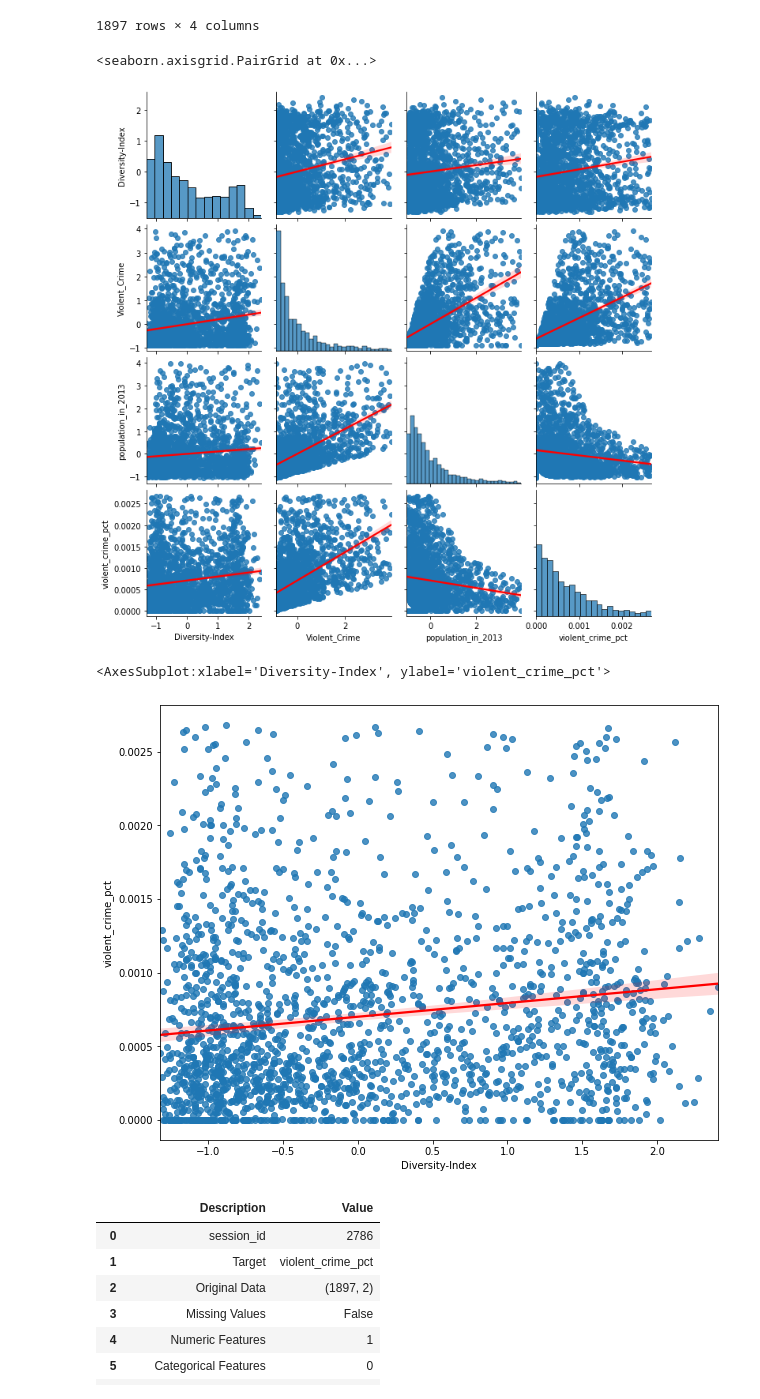
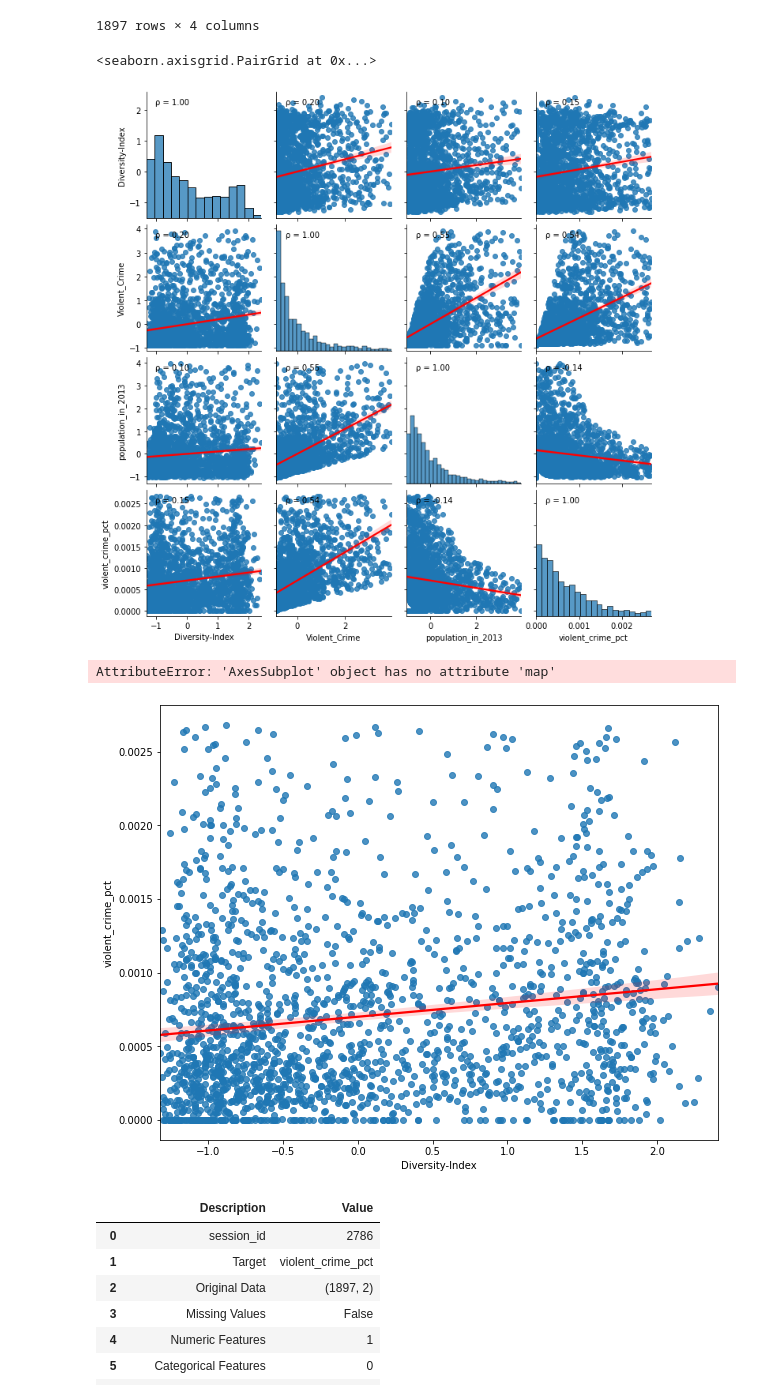
Before and after one commit to Shane-McCallum/Diversity-and-Violence--Is-there-a-connection-, a Jupyter notebook: Notebooks/EDA.ipynb, the cells around one changed output. Drawn from its saved outputs; the diff is of its cells as text; code cells hidden in the pictures.

```diff
--- a/Notebooks/EDA.ipynb
+++ b/Notebooks/EDA.ipynb
@@ -21,6 +21,16 @@ from us_state_abbrev import us_state_abbrev, abbrev_us_state
 %matplotlib inline
 # %%
 datap = Path('../Data')  # set the data path
+
+
+from scipy.stats import pearsonr
+
+def corrfunc(x, y, ax=None, **kws):
+    """Plot the correlation coefficient in the top left hand corner of a plot."""
+    r, _ = pearsonr(x, y)
+    ax = ax or plt.gca()
+    # ax.annotate(f'ρ = {r:1.2f}', xy=(.65, .08), xycoords=ax.transAxes)  # bottom right
+    ax.annotate(f'ρ = {r:1.2f}', xy=(.08, .9), xycoords=ax.transAxes)  # upper left
 # %% [output]
 INFO: Pandarallel will run on 24 workers.
 INFO: Pandarallel will use Memory file system to transfer data between the main process and workers.
@@ -253,7 +264,7 @@ capper = OutlierTrimmer(capping_method='iqr', fold=1.5) #, variables=['violent_c
 
 capper.fit(df)
 
-df_temp = capper.transform(df)
+df_trimmed = capper.transform(df)
 # %% [markdown]
 <br>
 <br>
@@ -304,11 +315,11 @@ Still shows poor correlation
 # %%
 from sklearn.preprocessing import StandardScaler
 scaler = StandardScaler()
-scaled_x = scaler.fit_transform(df_temp[['Diversity-Index', 'Violent_Crime', 'population_in_2013']])
-scaled_x = pd.DataFrame(scaled_x, columns=['Diversity-Index', 'Violent_Crime', 'population_in_2013'], index=df_temp.index)
+scaled_x = scaler.fit_transform(df_trimmed[['Diversity-Index', 'Violent_Crime', 'population_in_2013']])
+scaled_x = pd.DataFrame(scaled_x, columns=['Diversity-Index', 'Violent_Crime', 'population_in_2013'], index=df_trimmed.index)
 scaled_x
-df_temp = scaled_x.merge(df_temp[['violent_crime_pct']], on=['State', 'County'])
-df_temp
+df_trimmed = scaled_x.merge(df_trimmed[['violent_crime_pct']], on=['State', 'County'])
+df_trimmed
 # %% [output]
 |  |  | Diversity-Index | Violent_Crime | population_in_2013 | violent_crime_pct |
 | State | County |  |  |  |  |
@@ -325,15 +336,17 @@ df_temp
 |  | Uinta | -0.180801 | -0.872273 | -0.330881 | 0.000000 |
 1897 rows × 4 columns
 # %%
-sns.pairplot(df_temp, kind='reg', plot_kws={'line_kws':{'color':'red'}})
+plot = sns.pairplot(df_trimmed, kind='reg', plot_kws={'line_kws':{'color':'red'}})
+plot.map(corrfunc)
 # %% [output]
 <seaborn.axisgrid.PairGrid at 0x...>
-[figure, old version]
+[figure, new version]
 # %%
 plt.figure(figsize=(10,8))
-sns.regplot(x='Diversity-Index', y='violent_crime_pct', data=df_temp, line_kws={'color':'red'})
+plot = sns.regplot(x='Diversity-Index', y='violent_crime_pct', data=df_trimmed, line_kws={'color':'red'})
+plot.map(corrfunc)
 # %% [output]
-<AxesSubplot:xlabel='Diversity-Index', ylabel='violent_crime_pct'>
+AttributeError: 'AxesSubplot' object has no attribute 'map'
 [figure]
 # %%
 
```
Also changed, not shown: parts of 4 cells of this notebook.
